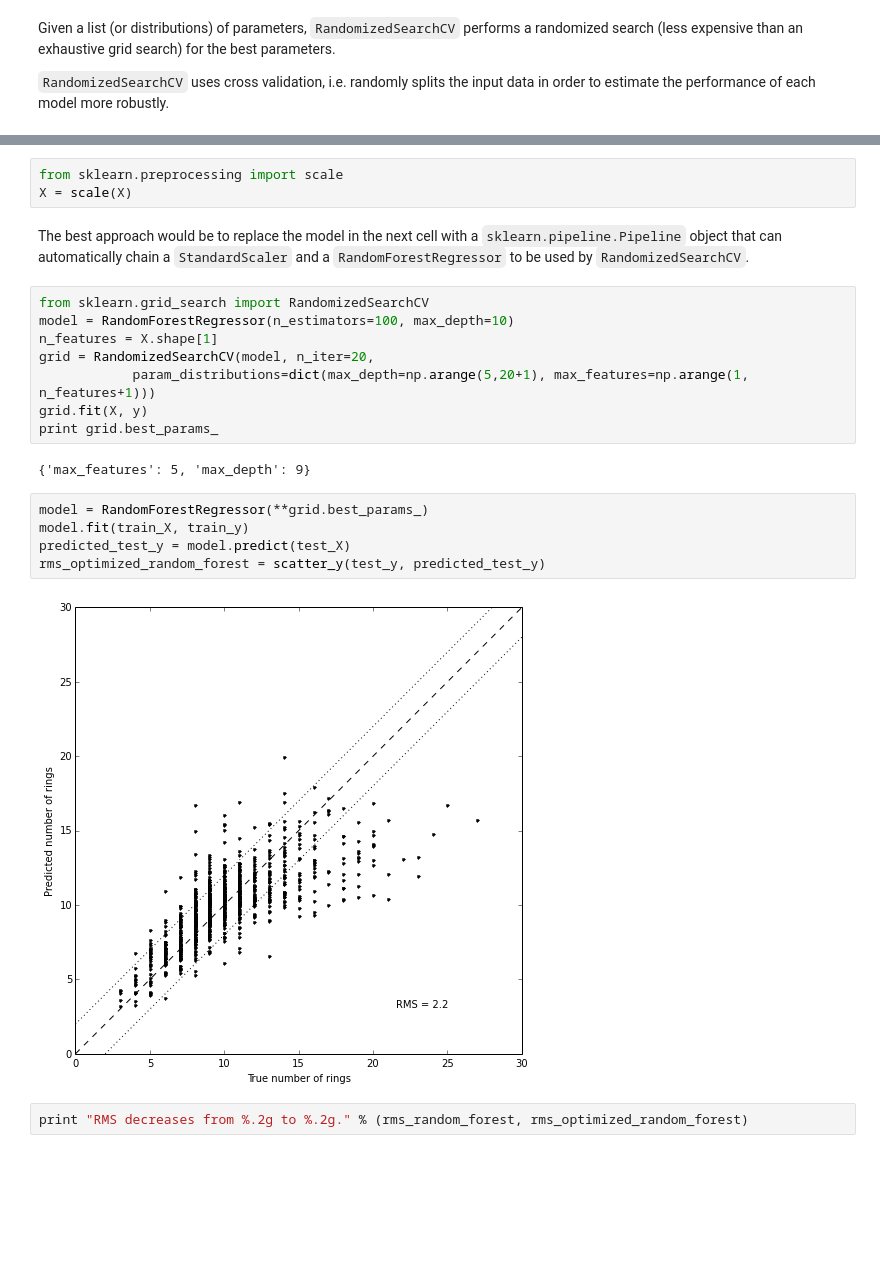
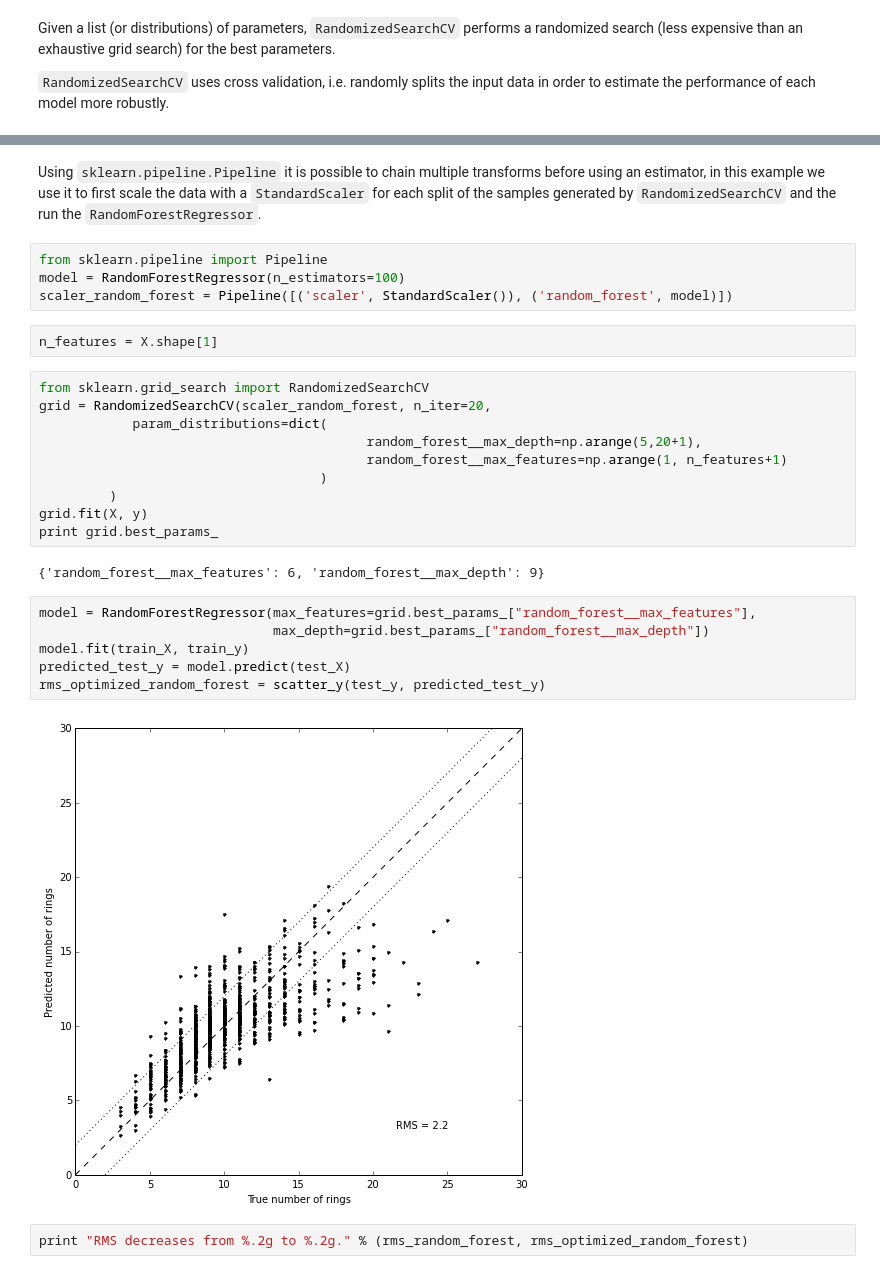
Before and after one commit to swcarpentry/DEPRECATED-bc, a Jupyter notebook: intermediate/python/xx-sklearn-abalone.ipynb, the cells around one changed output, grey strips where cells are left out. Drawn from its saved outputs; the diff is of its cells as text; blank space fills up the shorter version.

Commit message:
Use a Pipeline to add feature scaling

```diff
--- a/intermediate/python/xx-sklearn-abalone.ipynb
+++ b/intermediate/python/xx-sklearn-abalone.ipynb
@@ -231,25 +229,31 @@ For simplicity we just standardize all the dataset:
-# %%
-from sklearn.preprocessing import scale
-X = scale(X)
-# %% [markdown]
-The best approach would be to replace the model in the next cell with a `sklearn.pipeline.Pipeline` object that can automatically chain a `StandardScaler` and a `RandomForestRegressor` to be used by `RandomizedSearchCV`.
+# %% [markdown]
+Using `sklearn.pipeline.Pipeline` it is possible to chain multiple transforms before using an estimator, in this example we use it to first scale the data with a `StandardScaler` for each split of the samples generated by `RandomizedSearchCV` and the run the `RandomForestRegressor`.
+# %%
+from sklearn.pipeline import Pipeline
+model = RandomForestRegressor(n_estimators=100)
+scaler_random_forest = Pipeline([('scaler', StandardScaler()), ('random_forest', model)])
+# %%
+n_features = X.shape[1]
 # %%
 from sklearn.grid_search import RandomizedSearchCV
-model = RandomForestRegressor(n_estimators=100, max_depth=10)
-n_features = X.shape[1]
-grid = RandomizedSearchCV(model, n_iter=20,
-            param_distributions=dict(max_depth=np.arange(5,20+1), max_features=np.arange(1, n_features+1)))
+grid = RandomizedSearchCV(scaler_random_forest, n_iter=20,
+            param_distributions=dict(
+                                          random_forest__max_depth=np.arange(5,20+1),
+                                          random_forest__max_features=np.arange(1, n_features+1)
+                                    )
+         )
 grid.fit(X, y)
 print grid.best_params_
 # %% [output]
-{'max_features': 5, 'max_depth': 9}
+{'random_forest__max_features': 6, 'random_forest__max_depth': 9}
 # %%
-model = RandomForestRegressor(**grid.best_params_)
+model = RandomForestRegressor(max_features=grid.best_params_["random_forest__max_features"],
+                              max_depth=grid.best_params_["random_forest__max_depth"])
 model.fit(train_X, train_y)
 predicted_test_y = model.predict(test_X)
 rms_optimized_random_forest = scatter_y(test_y, predicted_test_y)
 # %% [output]
-[figure, old version]
+[figure, new version]
 # %%
 print "RMS decreases from %.2g to %.2g." % (rms_random_forest, rms_optimized_random_forest)
 # %% [output]
```
Also changed, not shown: parts of 2 cells of this notebook.
